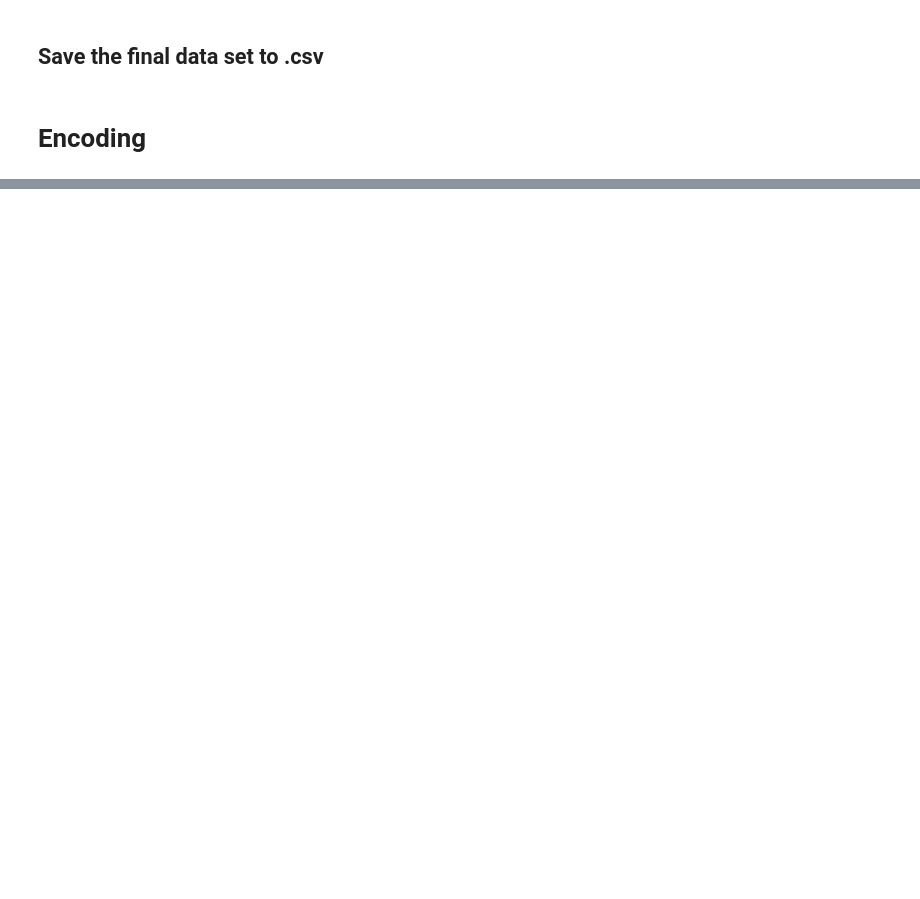
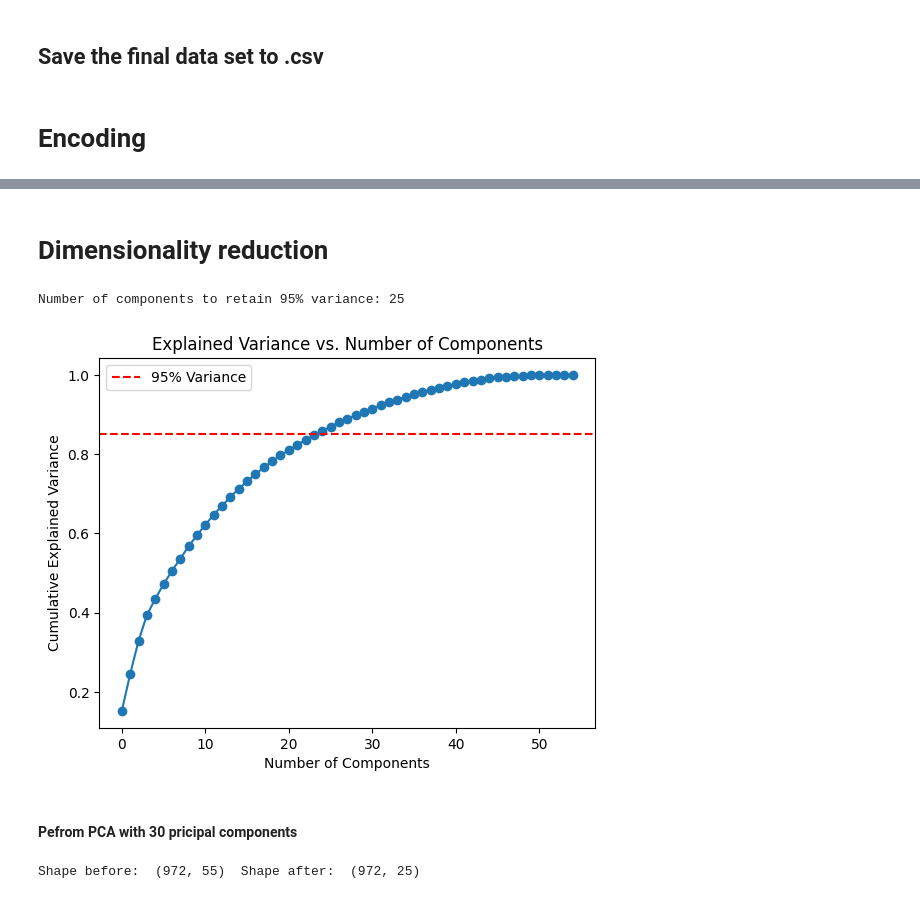
Before and after one commit to l-lattermann/jupyter-clustering-mental-health-study, a Jupyter notebook: data_analysis.ipynb, the cells around one changed output, grey strips where cells are left out. Saved outputs shown, nothing was run; the diff lists cells and outputs as text; code cells hidden in the pictures; blank space fills up the shorter version.

```diff
--- a/data_analysis.ipynb
+++ b/data_analysis.ipynb
@@ -21,6 +14,6 @@ from sklearn.pipeline import Pipeline
 # %%
 # Load the dataset from the CSV file
-study_data= pd.read_csv("mental-heath-in-tech-2016_20161114.csv")
+study_data= pd.read_csv("data/mental-heath-in-tech-2016_20161114.csv")
 # %%
 for col in study_data.columns:
     print(col)
@@ -595,0 +956,38 @@ for col in study_data.columns:
+# %% [markdown]
+# Dimensionality reduction
+# %%
+# Fit PCA
+pca = PCA()
+pca.fit(processed_data)
+
+# Cumulative explained variance
+cumulative_variance = np.cumsum(pca.explained_variance_ratio_)
+
+# Define variance threshold
+variance_threshold = 0.85
+# Find the number of components to retain 95% variance
+components_argmax = np.argmax(cumulative_variance >= variance_threshold) + 1
+print(f"Number of components to retain 95% variance: {components_argmax}")
+
+# Plot the cumulative explained variance
+plt.plot(cumulative_variance, marker='o')
+plt.axhline(y=variance_threshold, color='r', linestyle='--', label='95% Variance')
+plt.xlabel('Number of Components')
+plt.ylabel('Cumulative Explained Variance')
+plt.title('Explained Variance vs. Number of Components')
+plt.legend()
+plt.show()
+# %% [output]
+Number of components to retain 95% variance: 25
+[figure, added]
+# %% [markdown]
+#### Pefrom PCA with 30 pricipal components
+# %%
+# Apply PCA with 30 components
+pca = PCA(n_components=components_argmax)  # Retain only 30 components
+reduced_data = pca.fit_transform(processed_data)
+
+# Print processed data shape
+print('Shape before: ', processed_data.shape, ' Shape after: ', reduced_data.shape)
+# %% [output]
+Shape before:  (972, 55)  Shape after:  (972, 25)
```
Also changed, not shown: parts of 43 cells of this notebook, 4 other files.
